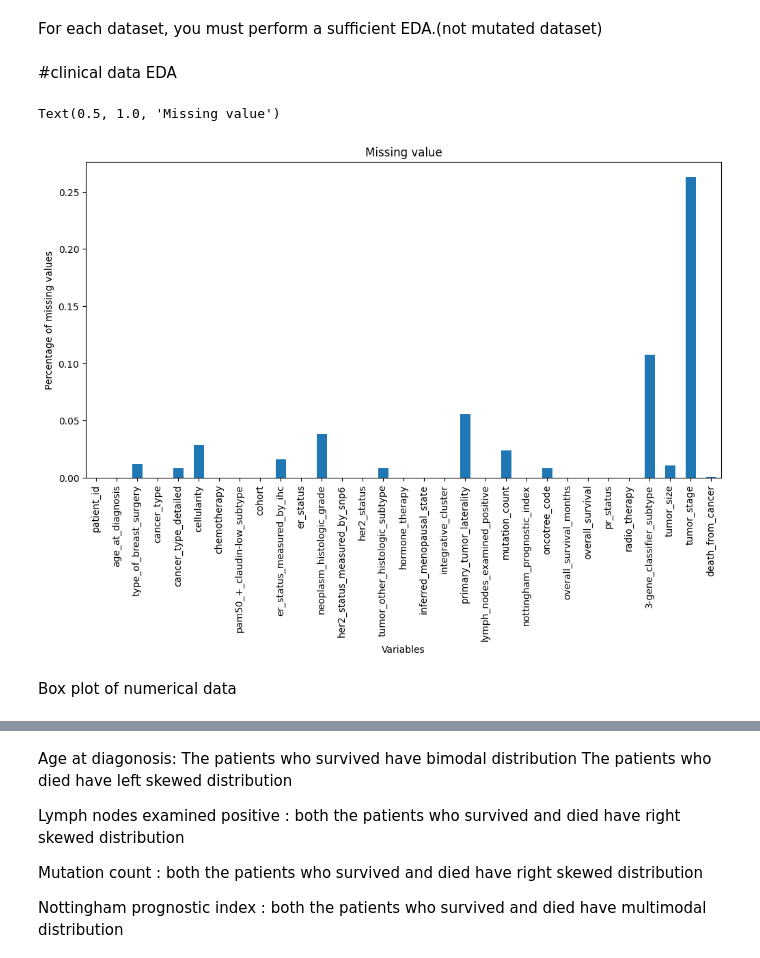
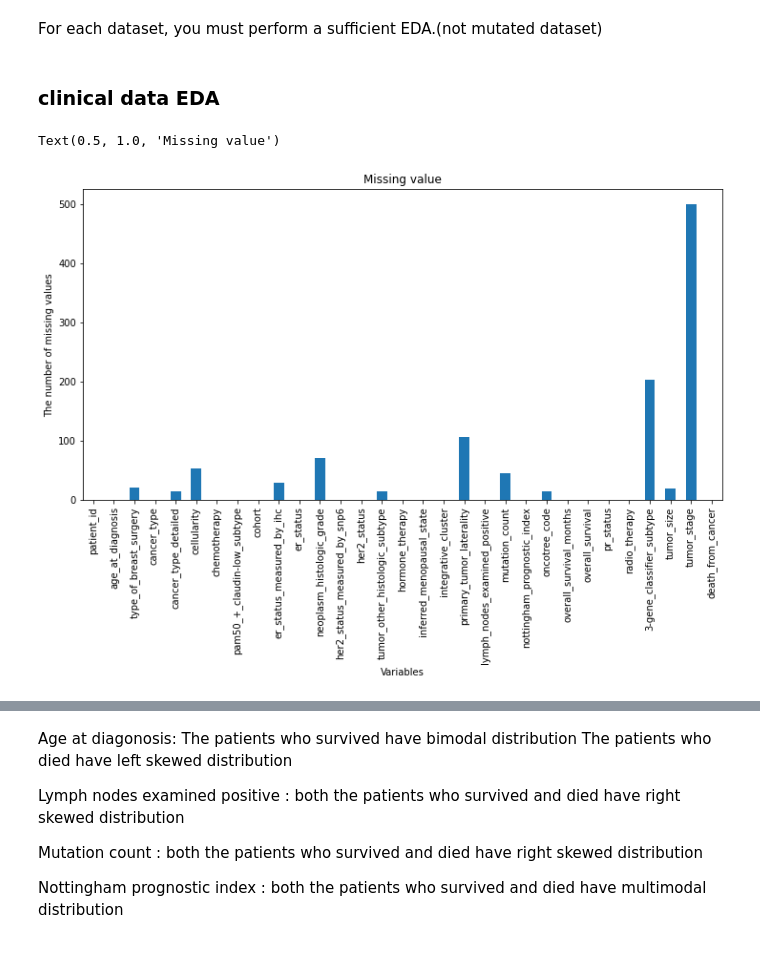
Before and after one commit to mohammadtaghi005/Breast-Cancer-Prediction, a Jupyter notebook: ML_Project.ipynb, the cells around one changed output, grey strips where cells are left out. Drawn from its saved outputs; the diff is of its cells as text; code cells hidden in the pictures.

```diff
--- a/ML_Project.ipynb
+++ b/ML_Project.ipynb
@@ -90,0 +95,14 @@ df.head()
+# %%
+#import from google drive
+
+from google.colab import drive
+drive.mount('/content/drive')
+df = pd.read_csv('/content/drive/My Drive/proj_ml/METABRIC_RNA_Mutation.csv', dtype={
+                  'siah1_mut': 'str', 'smarcb1_mut': 'str', 'hras_mut': 'str', 'rasgef1b_mut': 'str'})
+
+#import from current folder
+# df = pd.read_csv('METABRIC_RNA_Mutation.csv', dtype={
+#                   'siah1_mut': 'str', 'smarcb1_mut': 'str', 'hras_mut': 'str', 'rasgef1b_mut': 'str'})
+
+
+df.head()
@@ -138,15 +198,13 @@ gene_mut_data.head()
 # %% [markdown]
 For each dataset, you must perform a sufficient EDA.(not mutated dataset)
 # %% [markdown]
-#clinical data EDA
+### clinical data EDA
 # %%
-# Plot of missing value percentage
-clinical_data.isnull().mean().plot.bar(figsize=(12, 6))
-plt.ylabel('Percentage of missing values')
+# Plot of missing value number
+clinical_data.isnull().sum().plot.bar(figsize=(12, 6))
+plt.ylabel('The number of missing values')
 plt.xlabel('Variables')
 plt.title('Missing value')
 # %% [output]
 Text(0.5, 1.0, 'Missing value')
-[figure, old version]
+[figure, new version]
-# %% [markdown]
-Box plot of numerical data
```
Also changed, not shown: parts of 107 cells of this notebook.
